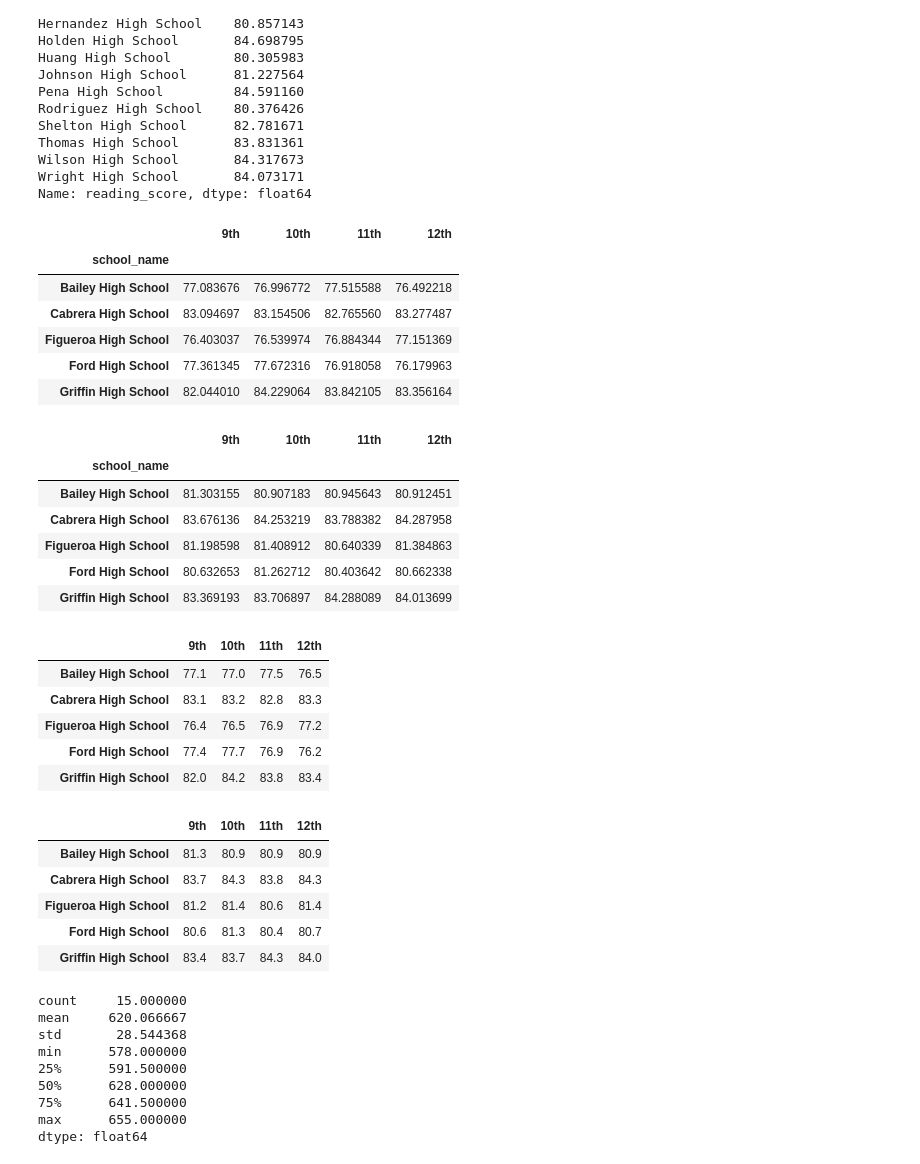
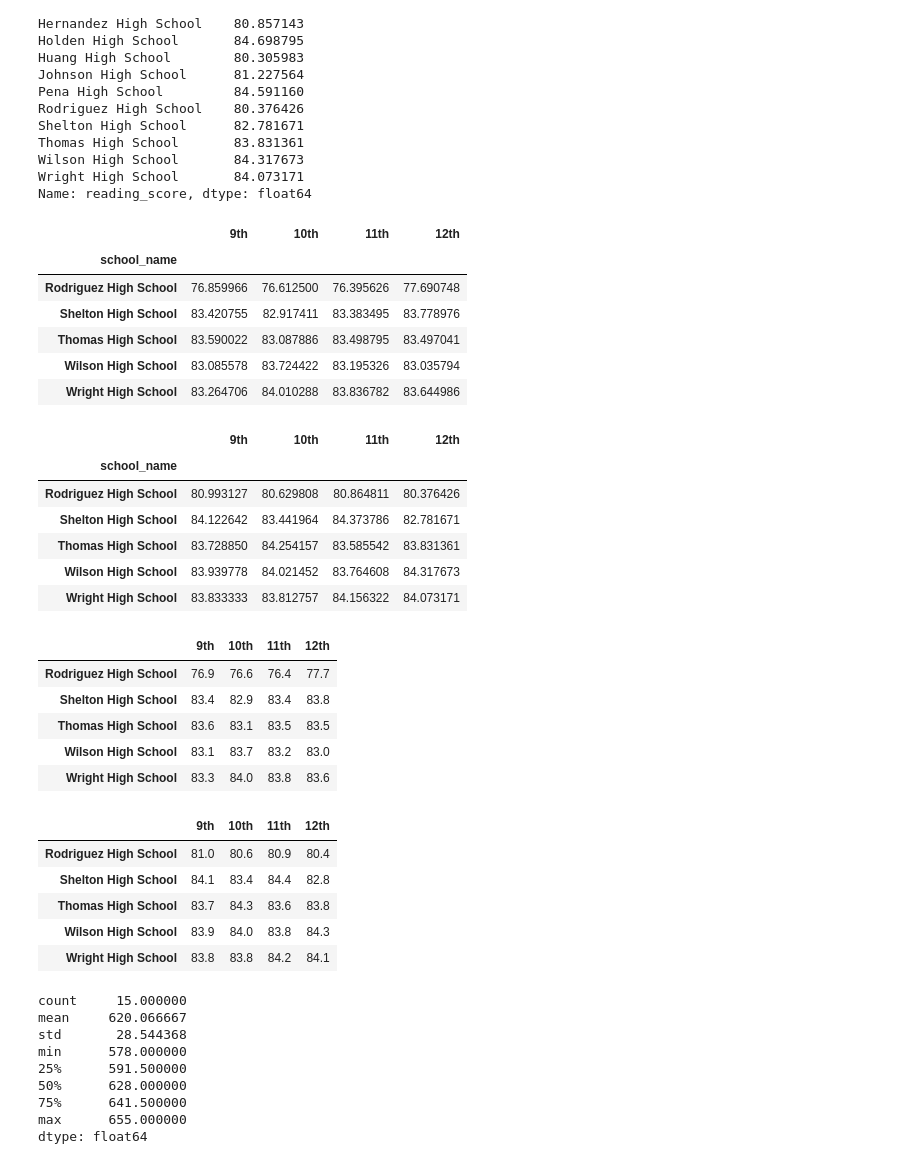
Before and after one commit to mreid1066/School_District_Analysis, a Jupyter notebook: PyCitySchools_Original_Analysis.ipynb, the cells around one changed output. Saved outputs shown, nothing was run; the diff lists cells and outputs as text; code cells hidden in the pictures.

```diff
--- a/PyCitySchools.ipynb
+++ b/PyCitySchools_Original_Analysis.ipynb
@@ -775,20 +775,20 @@ Name: reading_score, dtype: float64
 # %%
 # Combine each grade level Series for average math scores by school into a single DataFrame.
 math_scores_by_grade = pd.DataFrame({
                "9th": ninth_grade_math_scores,
                "10th": tenth_grade_math_scores,
                "11th": eleventh_grade_math_scores,
                "12th": twelfth_grade_math_scores})
 
-math_scores_by_grade.head()
+math_scores_by_grade.tail()
 # %% [output]
 |  | 9th | 10th | 11th | 12th |
 | school_name |  |  |  |  |
-| Bailey High School | 77.083676 | 76.996772 | 77.515588 | 76.492218 |
-| Cabrera High School | 83.094697 | 83.154506 | 82.765560 | 83.277487 |
-| Figueroa High School | 76.403037 | 76.539974 | 76.884344 | 77.151369 |
-| Ford High School | 77.361345 | 77.672316 | 76.918058 | 76.179963 |
-| Griffin High School | 82.044010 | 84.229064 | 83.842105 | 83.356164 |
+| Rodriguez High School | 76.859966 | 76.612500 | 76.395626 | 77.690748 |
+| Shelton High School | 83.420755 | 82.917411 | 83.383495 | 83.778976 |
+| Thomas High School | 83.590022 | 83.087886 | 83.498795 | 83.497041 |
+| Wilson High School | 83.085578 | 83.724422 | 83.195326 | 83.035794 |
+| Wright High School | 83.264706 | 84.010288 | 83.836782 | 83.644986 |
 # %%
 # Combine each grade level Series for average reading scores by school into a single DataFrame.
 reading_scores_by_grade = pd.DataFrame({
@@ -797,15 +797,15 @@ reading_scores_by_grade = pd.DataFrame({
               "11th": eleventh_grade_reading_scores,
               "12th": twelfth_grade_reading_scores})
 
-reading_scores_by_grade.head()
+reading_scores_by_grade.tail()
 # %% [output]
 |  | 9th | 10th | 11th | 12th |
 | school_name |  |  |  |  |
-| Bailey High School | 81.303155 | 80.907183 | 80.945643 | 80.912451 |
-| Cabrera High School | 83.676136 | 84.253219 | 83.788382 | 84.287958 |
-| Figueroa High School | 81.198598 | 81.408912 | 80.640339 | 81.384863 |
-| Ford High School | 80.632653 | 81.262712 | 80.403642 | 80.662338 |
-| Griffin High School | 83.369193 | 83.706897 | 84.288089 | 84.013699 |
+| Rodriguez High School | 80.993127 | 80.629808 | 80.864811 | 80.376426 |
+| Shelton High School | 84.122642 | 83.441964 | 84.373786 | 82.781671 |
+| Thomas High School | 83.728850 | 84.254157 | 83.585542 | 83.831361 |
+| Wilson High School | 83.939778 | 84.021452 | 83.764608 | 84.317673 |
+| Wright High School | 83.833333 | 83.812757 | 84.156322 | 84.073171 |
 # %%
   # Format each grade column.
   math_scores_by_grade["9th"] = math_scores_by_grade["9th"].map("{:.1f}".format)
@@ -823,14 +823,14 @@ reading_scores_by_grade.head()
   # Remove the index name.
   math_scores_by_grade.index.name = None
   # Display the DataFrame.
-  math_scores_by_grade.head()
+  math_scores_by_grade.tail()
 # %% [output]
 |  | 9th | 10th | 11th | 12th |
-| Bailey High School | 77.1 | 77.0 | 77.5 | 76.5 |
-| Cabrera High School | 83.1 | 83.2 | 82.8 | 83.3 |
-| Figueroa High School | 76.4 | 76.5 | 76.9 | 77.2 |
-| Ford High School | 77.4 | 77.7 | 76.9 | 76.2 |
-| Griffin High School | 82.0 | 84.2 | 83.8 | 83.4 |
+| Rodriguez High School | 76.9 | 76.6 | 76.4 | 77.7 |
+| Shelton High School | 83.4 | 82.9 | 83.4 | 83.8 |
+| Thomas High School | 83.6 | 83.1 | 83.5 | 83.5 |
+| Wilson High School | 83.1 | 83.7 | 83.2 | 83.0 |
+| Wright High School | 83.3 | 84.0 | 83.8 | 83.6 |
 # %%
   # Format each grade column.
   reading_scores_by_grade["9th"] = reading_scores_by_grade["9th"].map("{:,.1f}".format)
@@ -848,14 +848,14 @@ reading_scores_by_grade.head()
   # Remove the index name.
   reading_scores_by_grade.index.name = None
   # Display the data frame.
-  reading_scores_by_grade.head()
+  reading_scores_by_grade.tail()
 # %% [output]
 |  | 9th | 10th | 11th | 12th |
-| Bailey High School | 81.3 | 80.9 | 80.9 | 80.9 |
-| Cabrera High School | 83.7 | 84.3 | 83.8 | 84.3 |
-| Figueroa High School | 81.2 | 81.4 | 80.6 | 81.4 |
-| Ford High School | 80.6 | 81.3 | 80.4 | 80.7 |
-| Griffin High School | 83.4 | 83.7 | 84.3 | 84.0 |
+| Rodriguez High School | 81.0 | 80.6 | 80.9 | 80.4 |
+| Shelton High School | 84.1 | 83.4 | 84.4 | 82.8 |
+| Thomas High School | 83.7 | 84.3 | 83.6 | 83.8 |
+| Wilson High School | 83.9 | 84.0 | 83.8 | 84.3 |
+| Wright High School | 83.8 | 83.8 | 84.2 | 84.1 |
 # %%
 # Get the descriptive statistics for the per_school_capita.
 per_school_capita.describe()
```
Also changed, not shown: parts of 6 cells of this notebook, 16 other files.
